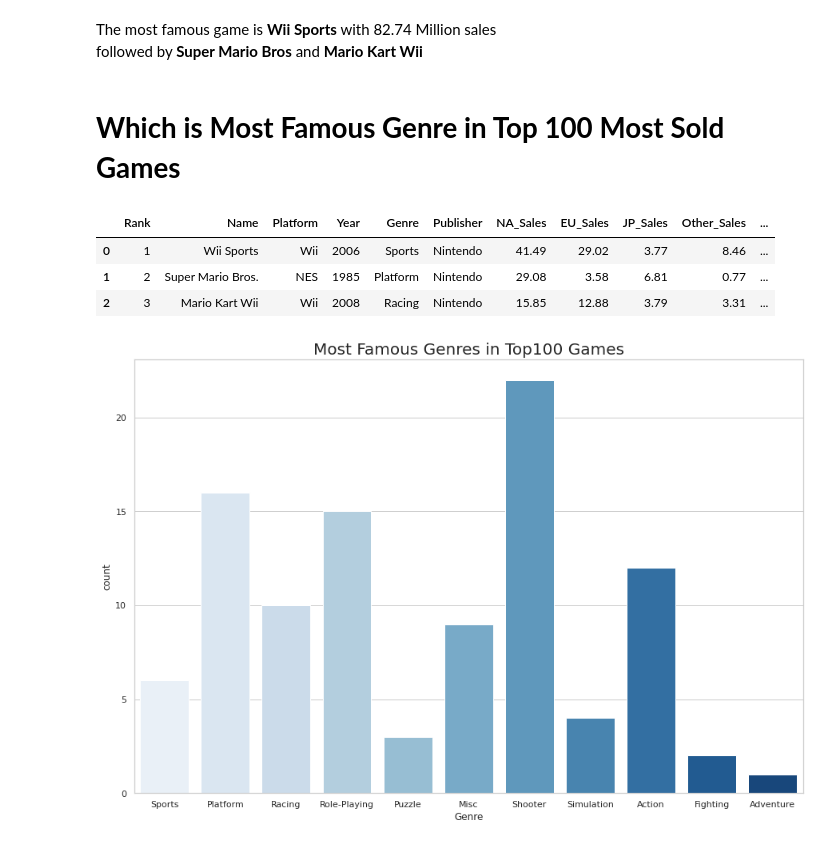
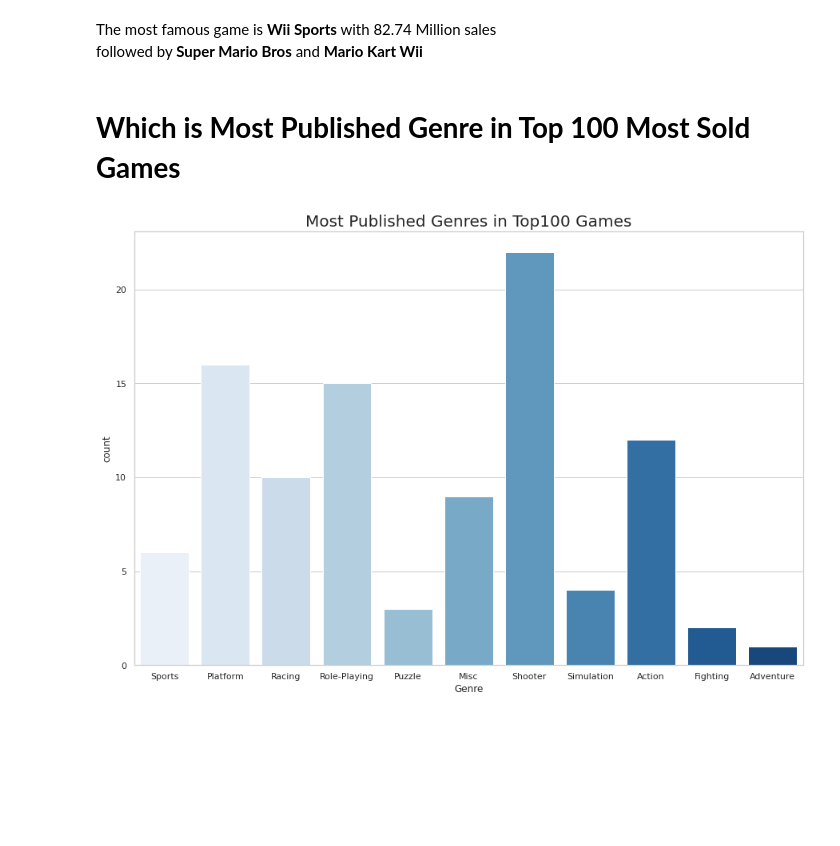
Before and after one commit to ayushash1/kaggle_notebooks, a Jupyter notebook: videogames.ipynb, the cells around one changed output. Drawn from its saved outputs; the diff is of its cells as text; code cells hidden in the pictures; blank space fills up the shorter version.

Commit message:
Kaggle Notebook | VideoGames | Version 7

```diff
--- a/videogames.ipynb
+++ b/videogames.ipynb
@@ -172,22 +178,15 @@ plt.show()
 The most famous game is **Wii Sports** with 82.74 Million sales
 followed by **Super Mario Bros** and **Mario Kart Wii**
 # %% [markdown]
-# **Which is Most Famous Genre in Top 100 Most Sold Games**
+# **Which is Most Published Genre in Top 100 Most Sold Games**
-# %%
-sales100.head(3)
-# %% [output]
-|  | Rank | Name | Platform | Year | Genre | Publisher | NA_Sales | EU_Sales | JP_Sales | Other_Sales | ... |
-| 0 | 1 | Wii Sports | Wii | 2006 | Sports | Nintendo | 41.49 | 29.02 | 3.77 | 8.46 | ... |
-| 1 | 2 | Super Mario Bros. | NES | 1985 | Platform | Nintendo | 29.08 | 3.58 | 6.81 | 0.77 | ... |
-| 2 | 3 | Mario Kart Wii | Wii | 2008 | Racing | Nintendo | 15.85 | 12.88 | 3.79 | 3.31 | ... |
 # %%
 plt.figure(figsize=(15,10))
 ax = sns.countplot(x='Genre',
                    data=sales100,
                    palette="Blues")
 
 # ax.legend(bbox_to_anchor= (1,1))
-plt.title('Most Famous Genres in Top100 Games', fontsize=20)
+plt.title('Most Published Genres in Top100 Games', fontsize=20)
 plt.show()
 # %% [output]
-[figure, old version]
+[figure, new version]
```
Also changed, not shown: parts of 8 cells of this notebook.
